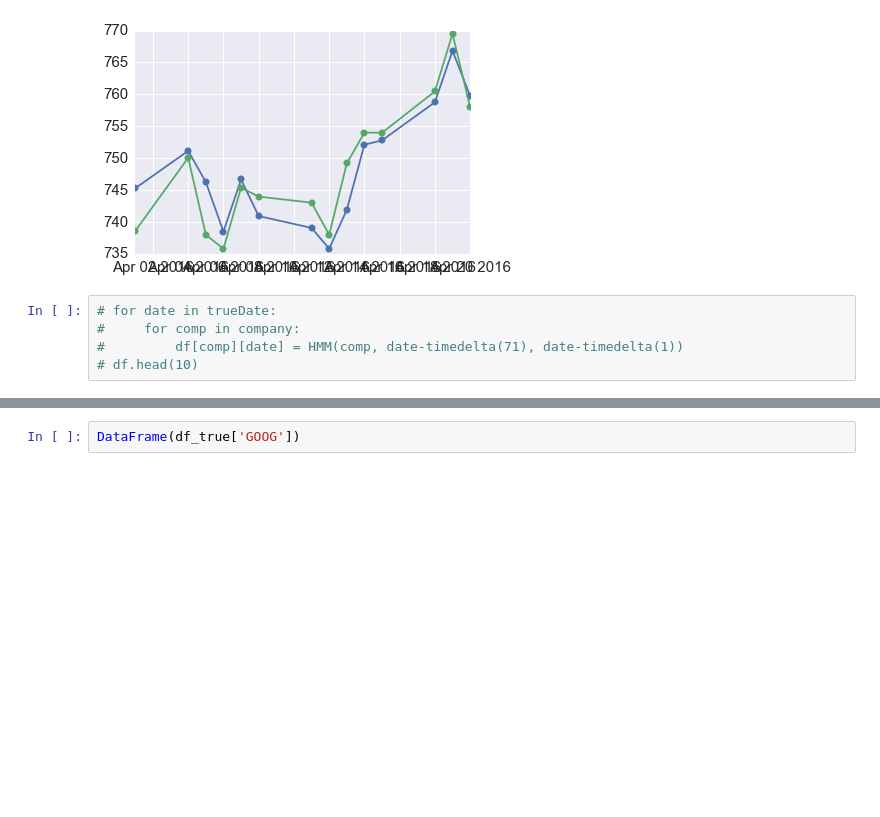
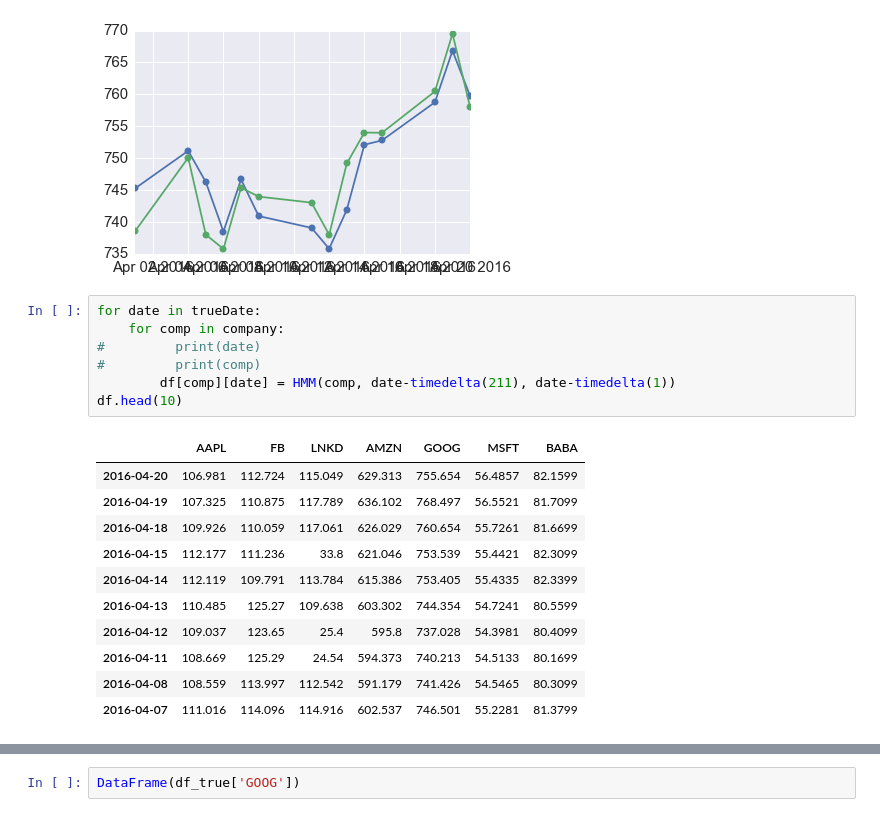
Before and after one commit to yulinlei/Stock-Market-Prediction, a Jupyter notebook: HMM.ipynb, the cells around one changed output, grey strips where cells are left out. Drawn from its saved outputs; the diff is of its cells as text; blank space fills up the shorter version.

```diff
--- a/HMM.ipynb
+++ b/HMM.ipynb
@@ -213,7 +210,21 @@ ax.plot_date(trueDate, df_true['GOOG'][trueDate], marker='o', linestyle='-')
 [<matplotlib.lines.Line2D at 0x...>]
 [figure]
 # %%
-# for date in trueDate:
-#     for comp in company:
-#         df[comp][date] = HMM(comp, date-timedelta(71), date-timedelta(1))
-# df.head(10)
+for date in trueDate:
+    for comp in company:
+#         print(date)
+#         print(comp)
+        df[comp][date] = HMM(comp, date-timedelta(211), date-timedelta(1))
+df.head(10)
+# %% [output]
+|  | AAPL | FB | LNKD | AMZN | GOOG | MSFT | BABA |
+| 2016-04-20 | 106.981 | 112.724 | 115.049 | 629.313 | 755.654 | 56.4857 | 82.1599 |
+| 2016-04-19 | 107.325 | 110.875 | 117.789 | 636.102 | 768.497 | 56.5521 | 81.7099 |
+| 2016-04-18 | 109.926 | 110.059 | 117.061 | 626.029 | 760.654 | 55.7261 | 81.6699 |
+| 2016-04-15 | 112.177 | 111.236 | 33.8 | 621.046 | 753.539 | 55.4421 | 82.3099 |
+| 2016-04-14 | 112.119 | 109.791 | 113.784 | 615.386 | 753.405 | 55.4335 | 82.3399 |
+| 2016-04-13 | 110.485 | 125.27 | 109.638 | 603.302 | 744.354 | 54.7241 | 80.5599 |
+| 2016-04-12 | 109.037 | 123.65 | 25.4 | 595.8 | 737.028 | 54.3981 | 80.4099 |
+| 2016-04-11 | 108.669 | 125.29 | 24.54 | 594.373 | 740.213 | 54.5133 | 80.1699 |
+| 2016-04-08 | 108.559 | 113.997 | 112.542 | 591.179 | 741.426 | 54.5465 | 80.3099 |
+| 2016-04-07 | 111.016 | 114.096 | 114.916 | 602.537 | 746.501 | 55.2281 | 81.3799 |
```
Also changed, not shown: parts of 14 cells of this notebook.
